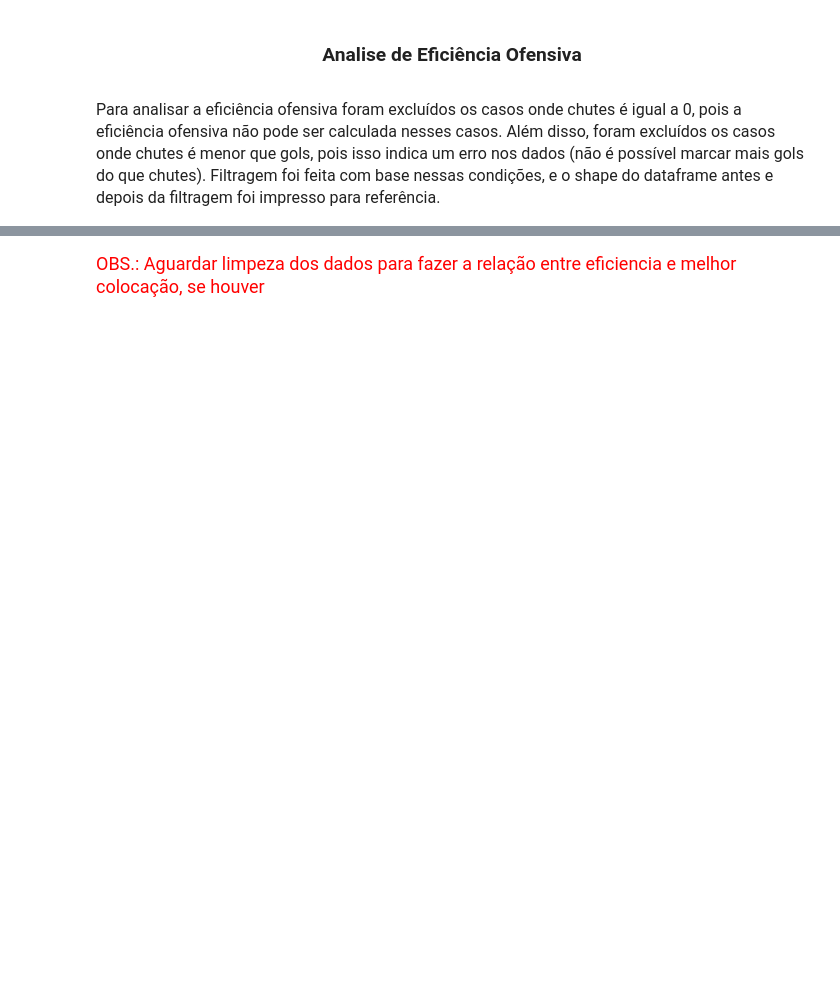
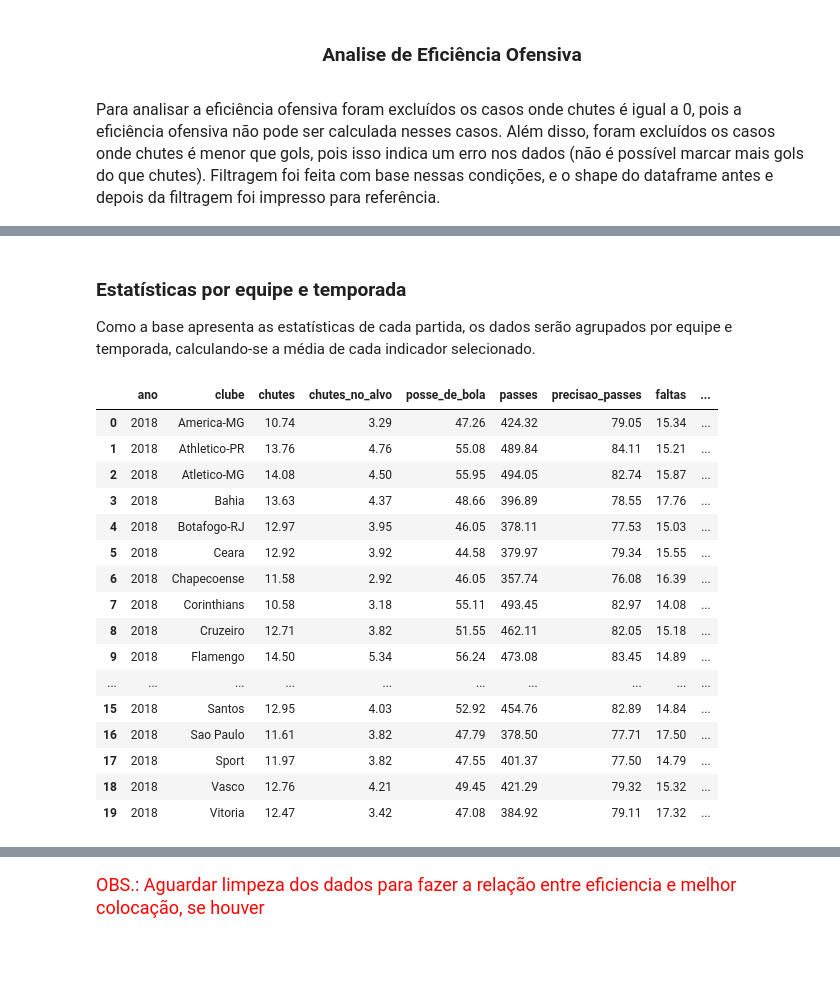
Before and after one commit to CharleneSantos/Caixaverso-FC5, a Jupyter notebook: notebooks/analises.ipynb, the cells around one changed output, grey strips where cells are left out. Drawn from its saved outputs; the diff is of its cells as text; code cells hidden in the pictures; blank space fills up the shorter version.

```diff
--- a/notebooks/analises.ipynb
+++ b/notebooks/analises.ipynb
@@ -918,0 +651,11 @@ df_eficiencia
+# %%
+# Importação das bibliotecas necessárias para a análise.
+
+import pandas as pd
+import numpy as np
+import plotly.express as px
+
+# Carregamento da base de dados dos jogos do Campeonato Brasileiro (2018 a 2023).
+
+df = pd.read_csv('campeonato_brasileiro_tratado.csv')
+df.head()
@@ -918,0 +708,33 @@ df_eficiencia
+# %% [markdown]
+### **Estatísticas por equipe e temporada**
+
+Como a base apresenta as estatísticas de cada partida, os dados serão agrupados por equipe e temporada, calculando-se a média de cada indicador selecionado.
+# %%
+## Separamos os dados por ano e clube, trabalhando somente com as estatísticas presentes em 'indicadores'.
+
+media_estatisticas = (
+    df.groupby(['ano', 'clube'])[indicadores]   # Separamos os dados por ano e clube, trabalhando somente com as estatísticas presente em indicadores
+    .mean()                                     # Calculamos a média de cada estatística para cada clube em cada ano
+    .round(2)                                   # Arredondamos os valores para duas casas decimais (para melhor visualização)
+    .reset_index()                              # Resetamos o índice do DataFrame resultante
+)
+
+media_estatisticas.head(20)
+# %% [output]
+|  | ano | clube | chutes | chutes_no_alvo | posse_de_bola | passes | precisao_passes | faltas | ... |
+| 0 | 2018 | America-MG | 10.74 | 3.29 | 47.26 | 424.32 | 79.05 | 15.34 | ... |
+| 1 | 2018 | Athletico-PR | 13.76 | 4.76 | 55.08 | 489.84 | 84.11 | 15.21 | ... |
+| 2 | 2018 | Atletico-MG | 14.08 | 4.50 | 55.95 | 494.05 | 82.74 | 15.87 | ... |
+| 3 | 2018 | Bahia | 13.63 | 4.37 | 48.66 | 396.89 | 78.55 | 17.76 | ... |
+| 4 | 2018 | Botafogo-RJ | 12.97 | 3.95 | 46.05 | 378.11 | 77.53 | 15.03 | ... |
+| 5 | 2018 | Ceara | 12.92 | 3.92 | 44.58 | 379.97 | 79.34 | 15.55 | ... |
+| 6 | 2018 | Chapecoense | 11.58 | 2.92 | 46.05 | 357.74 | 76.08 | 16.39 | ... |
+| 7 | 2018 | Corinthians | 10.58 | 3.18 | 55.11 | 493.45 | 82.97 | 14.08 | ... |
+| 8 | 2018 | Cruzeiro | 12.71 | 3.82 | 51.55 | 462.11 | 82.05 | 15.18 | ... |
+| 9 | 2018 | Flamengo | 14.50 | 5.34 | 56.24 | 473.08 | 83.45 | 14.89 | ... |
+| ... | ... | ... | ... | ... | ... | ... | ... | ... | ... |
+| 15 | 2018 | Santos | 12.95 | 4.03 | 52.92 | 454.76 | 82.89 | 14.84 | ... |
+| 16 | 2018 | Sao Paulo | 11.61 | 3.82 | 47.79 | 378.50 | 77.71 | 17.50 | ... |
+| 17 | 2018 | Sport | 11.97 | 3.82 | 47.55 | 401.37 | 77.50 | 14.79 | ... |
+| 18 | 2018 | Vasco | 12.76 | 4.21 | 49.45 | 421.29 | 79.32 | 15.32 | ... |
+| 19 | 2018 | Vitoria | 12.47 | 3.42 | 47.08 | 384.92 | 79.11 | 17.32 | ... |
```
Also changed, not shown: parts of 62 cells of this notebook.
